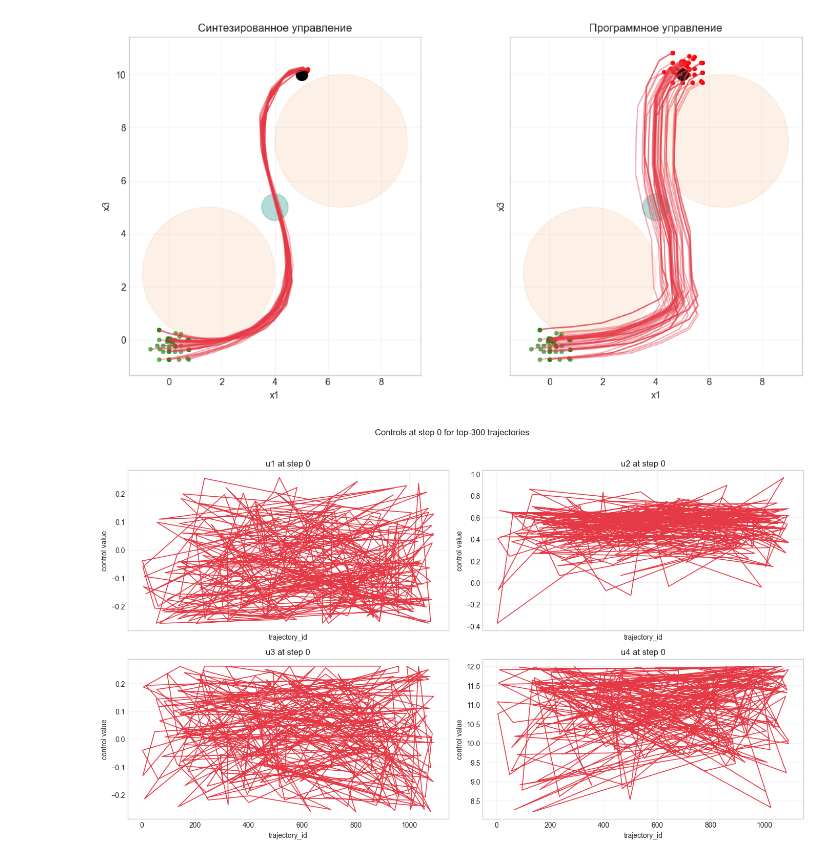
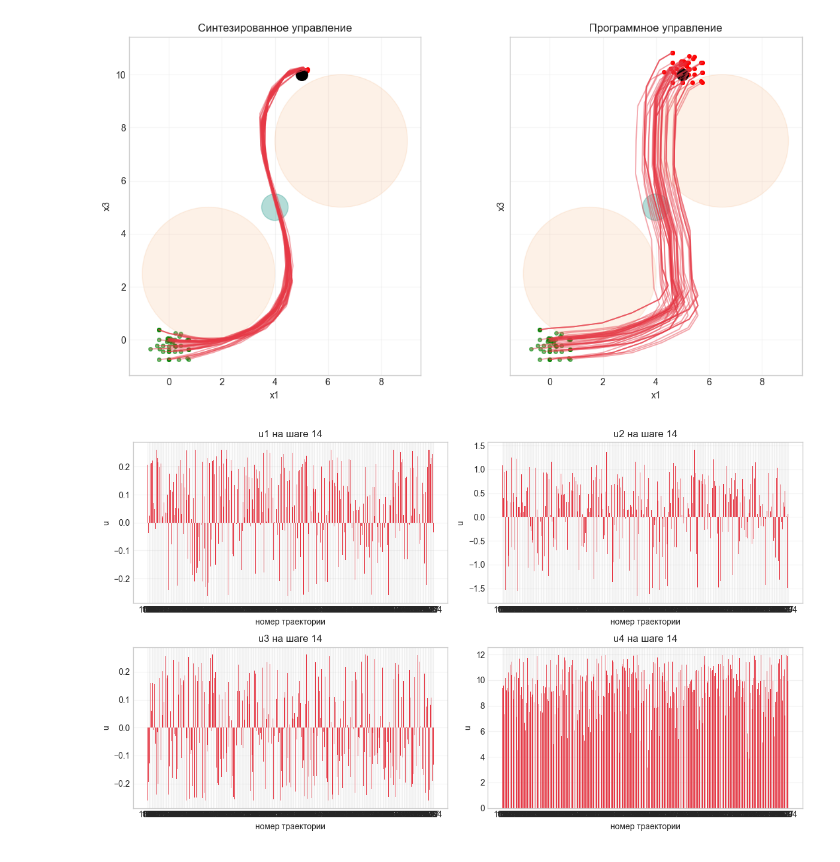
Before and after one commit to mkorobovv/mai-final-project, a Jupyter notebook: research/notebooks/02_bundle_synthesis.ipynb, the cells around one changed output. Cells and saved outputs as stored; diff of their text form; code cells hidden in the pictures.

Commit message:
bundle

```diff
--- a/research/notebooks/02_bundle_synthesis.ipynb
+++ b/research/notebooks/02_bundle_synthesis.ipynb
@@ -362,31 +362,32 @@ Program control     J_avg / J_max: 8.235726 11.601746
 [figure]
 # %%
 TOP_N = 300
+STEP = 13
 
-# Берем TOP_N лучших траекторий по score.
 top_df = score_table.nsmallest(TOP_N, 'score').copy()
 trajectory_ids = top_df['trajectory_id'].astype(int).tolist()
 
-# U(0) для каждой траектории: ожидаем 4 управления.
-u0 = np.asarray([np.asarray(bundle[tid]['U'], dtype=float)[0] for tid in trajectory_ids], dtype=float)
+u0 = np.asarray(
+    [np.asarray(bundle[tid]['U'], dtype=float)[STEP] for tid in trajectory_ids],
+    dtype=float
+)
 
-if u0.shape[1] != 4:
-    raise ValueError(f'Ожидалось 4 управления, получено: {u0.shape[1]}')
-
-fig, axes = plt.subplots(2, 2, figsize=(14, 8), sharex=True)
+fig, axes = plt.subplots(2, 2, figsize=(12, 7))
 axes = axes.ravel()
 control_labels = ['u1', 'u2', 'u3', 'u4']
 
-x = np.asarray(trajectory_ids, dtype=int)
+x = np.arange(len(trajectory_ids))
+
 for i, ax in enumerate(axes):
-    ax.plot(x, u0[:, i], linewidth=1.2, color='#E63946')
-    ax.set_title(f'{control_labels[i]} at step 0')
-    ax.set_xlabel('trajectory_id')
-    ax.set_ylabel('control value')
+    ax.bar(x, u0[:, i], width=0.6, color="#E63946")
+    ax.set_title(f'{control_labels[i]} на шаге {STEP+1}')
+    ax.set_xticks(x)
+    ax.set_xticklabels(trajectory_ids)
+    ax.set_xlabel('номер траектории')
+    ax.set_ylabel('u')
     ax.grid(alpha=0.25)
 
-plt.suptitle(f'Controls at step 0 for top-{len(trajectory_ids)} trajectories', y=1.02)
 plt.tight_layout()
 plt.show()
 # %% [output]
-[figure, old version]
+[figure, new version]
```
Also changed, not shown: 3 other files.
